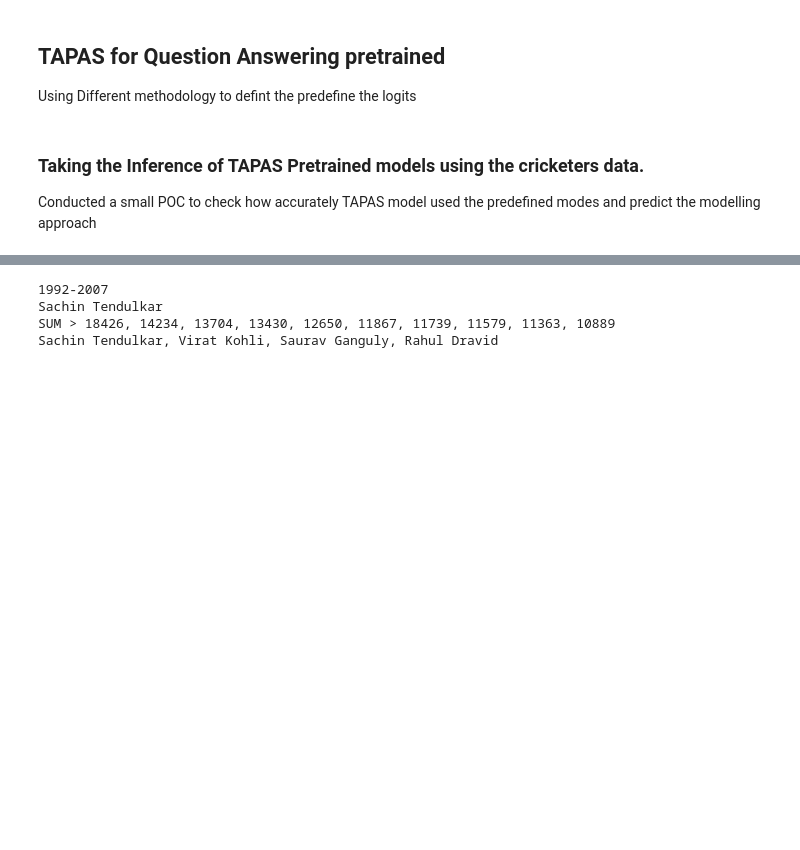
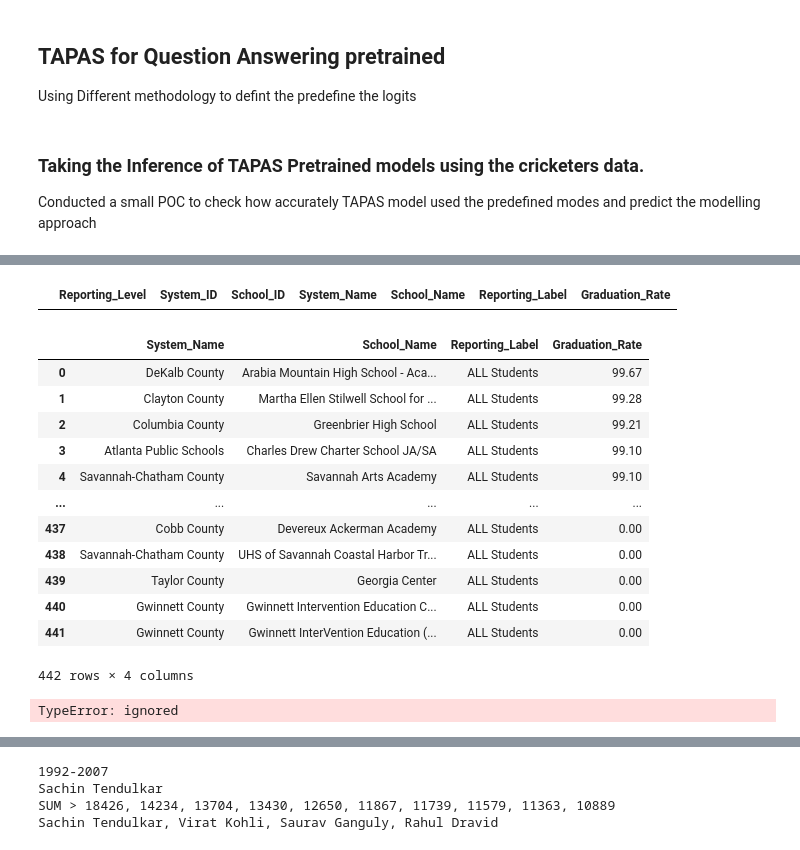
Before and after one commit to agarwalsourabh55/huggingface-tapas, a Jupyter notebook: huggingface_tapas.ipynb, the cells around one changed output, grey strips where cells are left out. Drawn from its saved outputs; the diff is of its cells as text; code cells hidden in the pictures; blank space fills up the shorter version.

```diff
--- a/huggingface_tapas.ipynb
+++ b/huggingface_tapas.ipynb
@@ -159,3 +195,7 @@ data
+# %%
+data_soted_new[data_soted_new['Graduation_Rate']=='']
+# %% [output]
+|  | Reporting_Level | System_ID | School_ID | System_Name | School_Name | Reporting_Label | Graduation_Rate |
 # %%
 # Defined the tapas model and the pipelinein which we are going to use it.
 from transformers import pipeline
@@ -169,0 +204,20 @@ answer_list = tqa(table=data, query=qureies)
+# %%
+data_soted_new.drop(['System_ID','School_ID'],axis=1,inplace = True)
+# %%
+data_soted_new = data_soted_new.reset_index(drop='True')
+# %%
+data_soted_new
+# %% [output]
+|  | System_Name | School_Name | Reporting_Label | Graduation_Rate |
+| 0 | DeKalb County | Arabia Mountain High School - Aca... | ALL Students | 99.67 |
+| 1 | Clayton County | Martha Ellen Stilwell School for ... | ALL Students | 99.28 |
+| 2 | Columbia County | Greenbrier High School | ALL Students | 99.21 |
+| 3 | Atlanta Public Schools | Charles Drew Charter School JA/SA | ALL Students | 99.10 |
+| 4 | Savannah-Chatham County | Savannah Arts Academy | ALL Students | 99.10 |
+| ... | ... | ... | ... | ... |
+| 437 | Cobb County | Devereux Ackerman Academy | ALL Students | 0.00 |
+| 438 | Savannah-Chatham County | UHS of Savannah Coastal Harbor Tr... | ALL Students | 0.00 |
+| 439 | Taylor County | Georgia Center | ALL Students | 0.00 |
+| 440 | Gwinnett County | Gwinnett Intervention Education C... | ALL Students | 0.00 |
+| 441 | Gwinnett County | Gwinnett InterVention Education (... | ALL Students | 0.00 |
+442 rows × 4 columns
@@ -169,0 +226,7 @@ answer_list = tqa(table=data, query=qureies)
+# %%
+all_new_data.rename(column = {'System_Name':'system name',
+                              'School_Name':'school name',
+                              'Reporting_Label':'reporting',
+                              'Graduation_Rate':'graduation'},inplace= True)
+# %% [output]
+TypeError: ignored
```
Also changed, not shown: parts of 15 cells of this notebook.
